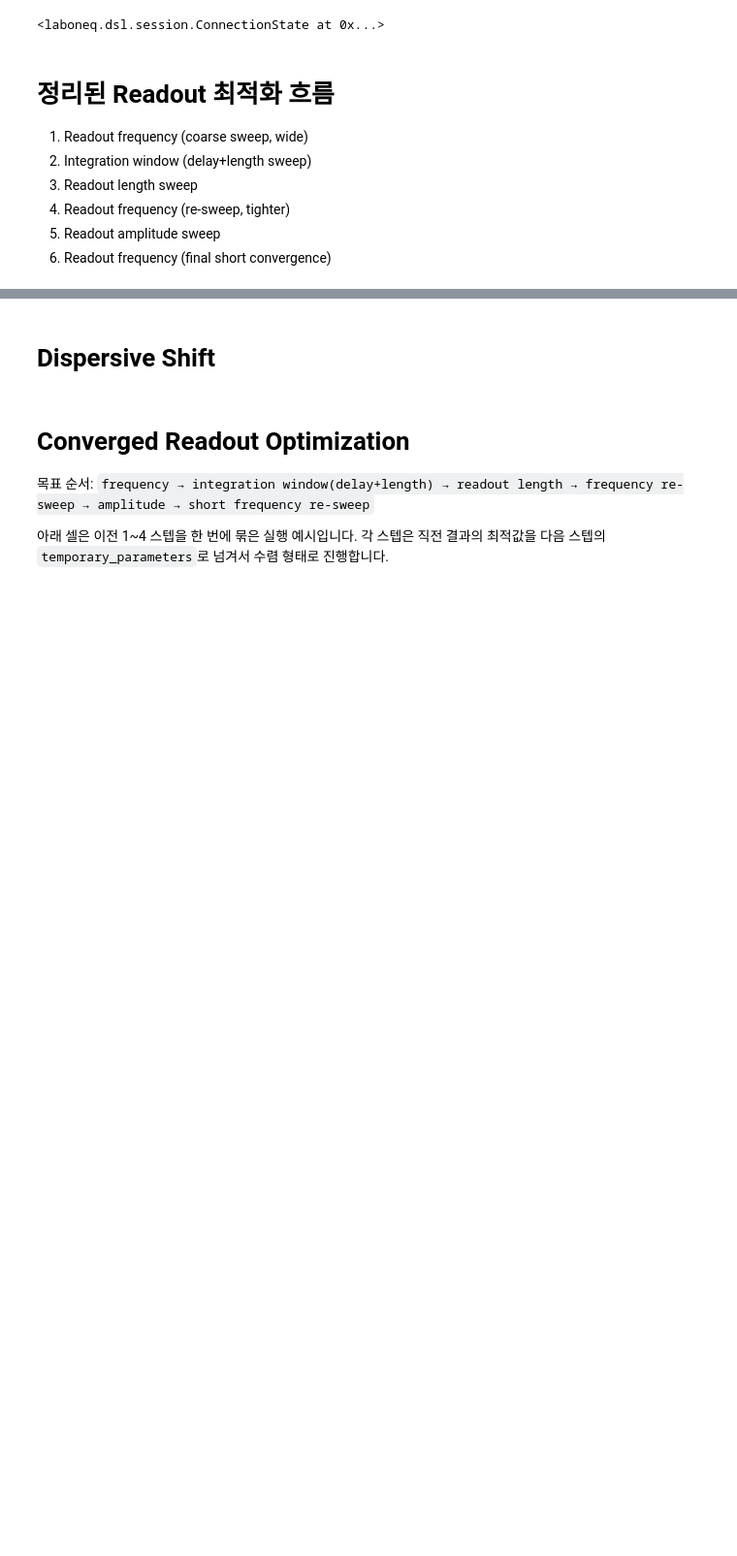
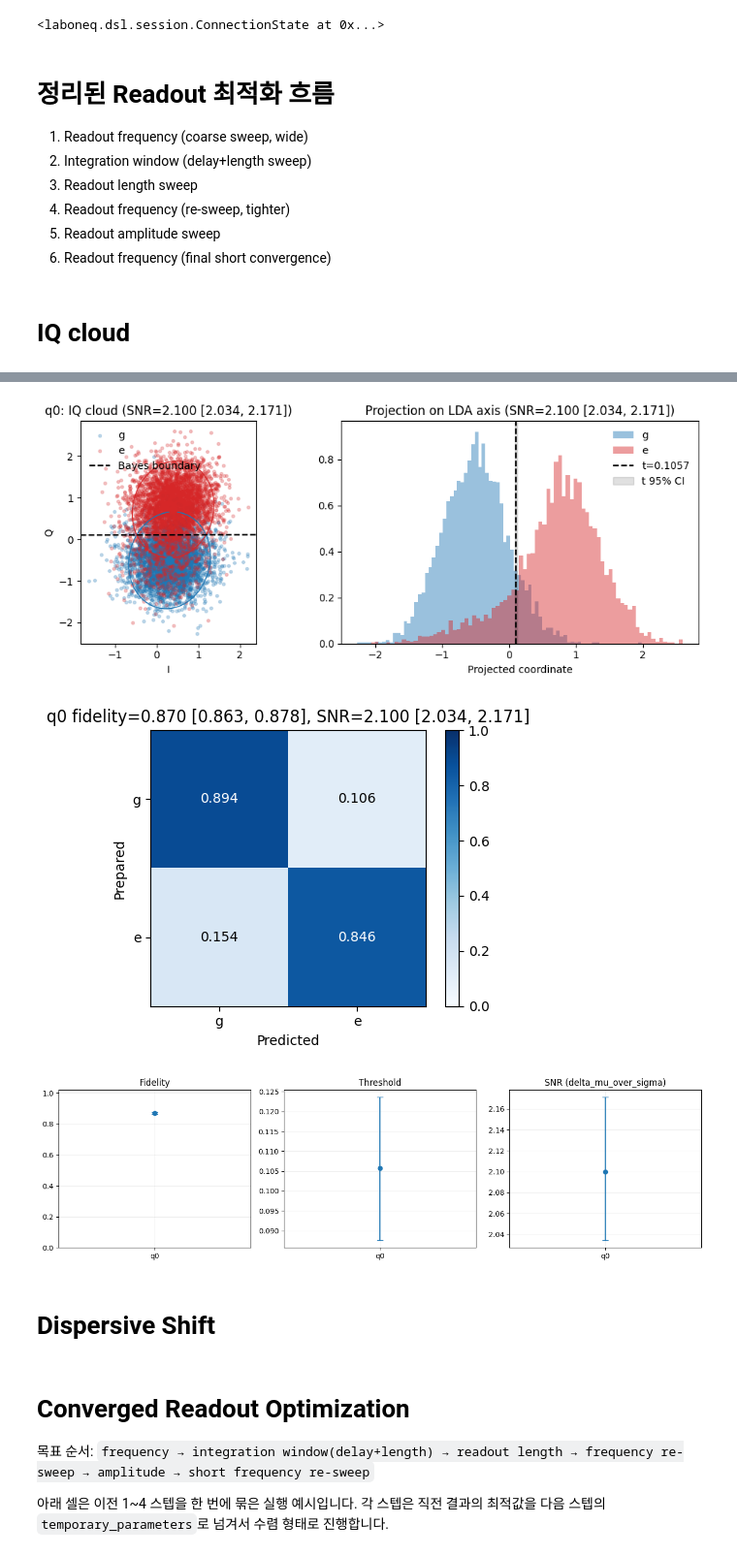
Before and after one commit to yalgaeahn/qubit-experiment, a Jupyter notebook: examples/selectiveRIP/readout_opt_test.ipynb, the cells around one changed output, grey strips where cells are left out. Shown at 97% size. Cells and saved outputs as stored; diff of their text form; code cells hidden in the pictures; blank space fills up the shorter version.

```diff
--- a/examples/selectiveRIP/readout_opt_test.ipynb
+++ b/examples/selectiveRIP/readout_opt_test.ipynb
@@ -165,3 +165,34 @@ session.connect(ignore_version_mismatch=False, do_emulation=False)
 4) Readout frequency (re-sweep, tighter)
 5) Readout amplitude sweep
 6) Readout frequency (final short convergence)
+# %% [markdown]
+# IQ cloud
+# %%
+qubits[0].parameters.readout_length = 2.0e-6
+qubits[0].parameters.readout_integration_length = 2.0e-6
+qubits[1].parameters.readout_length = 2.0e-6
+qubits[1].parameters.readout_integration_length = 2.0e-6
+qubits[2].parameters.readout_length = 2.0e-6
+qubits[2].parameters.readout_integration_length = 2.0e-6
+# %%
+from experiments import iq_cloud_common, iq_cloud
+q = qubits[0]
+
+temporary_parameters = {}
+q_temp_pars = deepcopy(q.parameters)
+temporary_parameters[q.uid] = q_temp_pars
+#######################################################################
+
+options = iq_cloud.experiment_workflow.options()
+options.do_analysis(True)
+options.update(False)
+#options.count(1024)
+
+iq_result = iq_cloud.experiment_workflow(
+    session=session,
+    qpu=qpu,
+    qubits=q,
+    temporary_parameters=temporary_parameters,
+    options=options,
+).run()
+# %% [output]
@@ -168,3 +216,6 @@ session.connect(ignore_version_mismatch=False, do_emulation=False)
+[figure, added]
+[figure, added]
+[figure, added]
 # %% [markdown]
 # Dispersive Shift
 # %%
```
Also changed, not shown: parts of 14 cells of this notebook, 11 other files.
